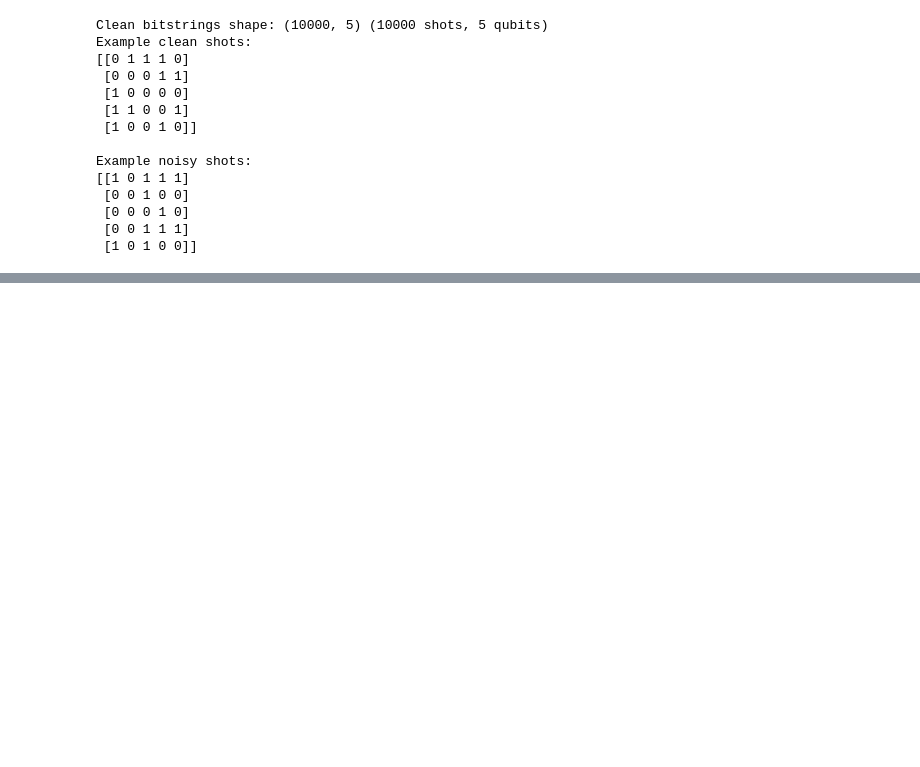
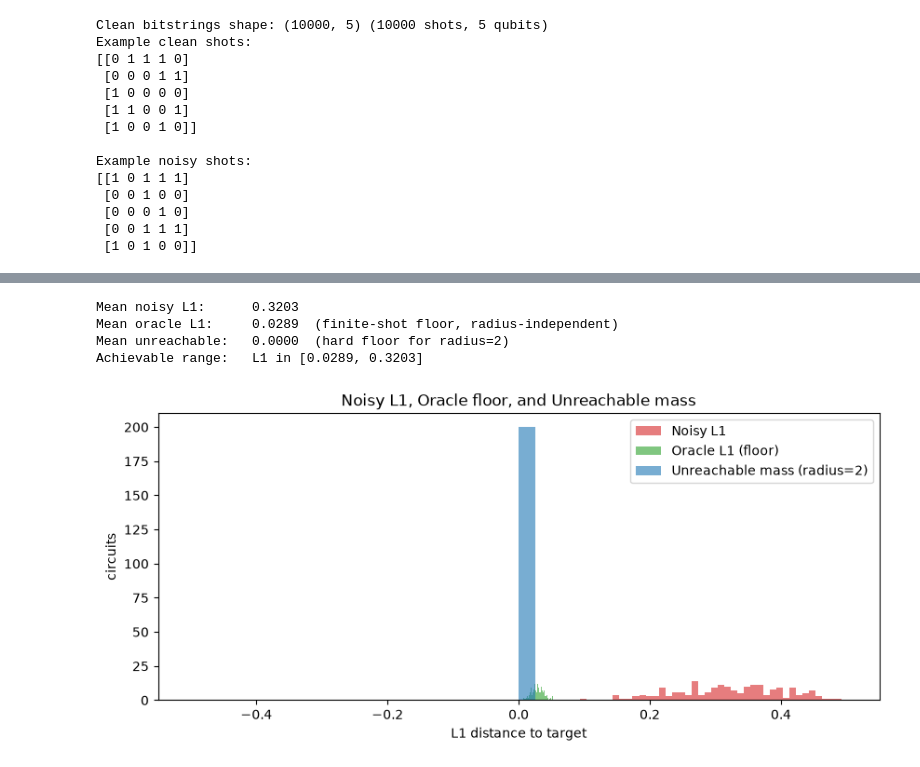
Before and after one commit to MunenNoKage/DEQUBIT, a Jupyter notebook: notebooks/01-data-exploration.ipynb, the cells around one changed output, grey strips where cells are left out. Cells and saved outputs as stored; diff of their text form; code cells hidden in the pictures; blank space fills up the shorter version.

```diff
--- a/notebooks/01-data-exploration.ipynb
+++ b/notebooks/01-data-exploration.ipynb
@@ -339,0 +202,56 @@ plt.show()
+# %%
+from dequbit.actions import build_masks, destinations
+from dequbit.baselines import oracle_distribution
+from dequbit.metrics import l1_distance, unreachable_mass
+
+NUM_SHOTS = 10000
+RADIUS = 2
+
+oracle_l1   = []
+unreachable = []
+noisy_l1    = []
+
+masks = build_masks(NUM_QUBITS, RADIUS)
+table = destinations(masks, NUM_QUBITS).numpy()
+rng   = np.random.default_rng(0)
+
+with h5py.File(CLEAN_PATH, 'r') as f_c, h5py.File(NOISY_PATH, 'r') as f_n:
+    for i in range(200):
+        key = f"circuit_{i:04d}"
+        target = f_c[f'probs/{key}'][:].astype(np.float64)
+        target /= target.sum()
+
+        noisy_bits = unpack_bitstrings_np(f_n[f'noisy_bitstrings/{key}'][:])
+        idx        = np.packbits(noisy_bits, axis=1, bitorder='little').flatten()
+        counts     = np.bincount(idx, minlength=32)
+        noisy_dist = counts / counts.sum()
+
+        # Oracle: sample NUM_SHOTS from the ideal distribution
+        oracle_shots   = rng.choice(32, size=NUM_SHOTS, p=target)
+        oracle_hist    = np.bincount(oracle_shots, minlength=32) / NUM_SHOTS
+
+        oracle_l1.append(l1_distance(oracle_hist[None, :], target[None, :])[0])
+        noisy_l1.append(l1_distance(noisy_dist[None, :],  target[None, :])[0])
+        unreachable.append(unreachable_mass(counts[None, :], target[None, :], table)[0])
+
+oracle_l1   = np.array(oracle_l1)
+noisy_l1    = np.array(noisy_l1)
+unreachable = np.array(unreachable)
+
+print(f"Mean noisy L1:      {noisy_l1.mean():.4f}")
+print(f"Mean oracle L1:     {oracle_l1.mean():.4f}  (finite-shot floor, radius-independent)")
+print(f"Mean unreachable:   {unreachable.mean():.4f}  (hard floor for radius=2)")
+print(f"Achievable range:   L1 in [{oracle_l1.mean():.4f}, {noisy_l1.mean():.4f}]")
+
+plt.figure(figsize=(10, 4))
+plt.hist(noisy_l1, bins=40, alpha=0.6, label='Noisy L1', color='#d62728')
+plt.hist(oracle_l1, bins=40, alpha=0.6, label='Oracle L1 (floor)', color='#2ca02c')
+plt.hist(unreachable, bins=40, alpha=0.6, label='Unreachable mass (radius=2)', color='#1f77b4')
+plt.xlabel('L1 distance to target'); plt.ylabel('circuits')
+plt.legend(); plt.title('Noisy L1, Oracle floor, and Unreachable mass'); plt.show()
+# %% [output]
+Mean noisy L1:      0.3203
+Mean oracle L1:     0.0289  (finite-shot floor, radius-independent)
+Mean unreachable:   0.0000  (hard floor for radius=2)
+Achievable range:   L1 in [0.0289, 0.3203]
+[figure, added]
```
Also changed, not shown: parts of 27 cells of this notebook, 3 other files.
